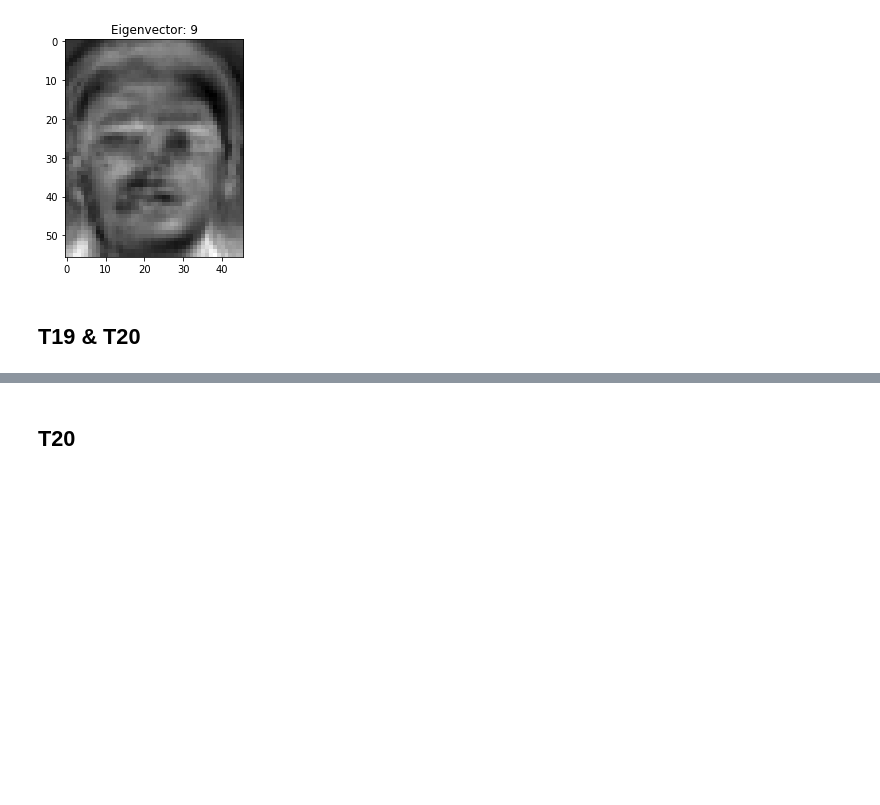
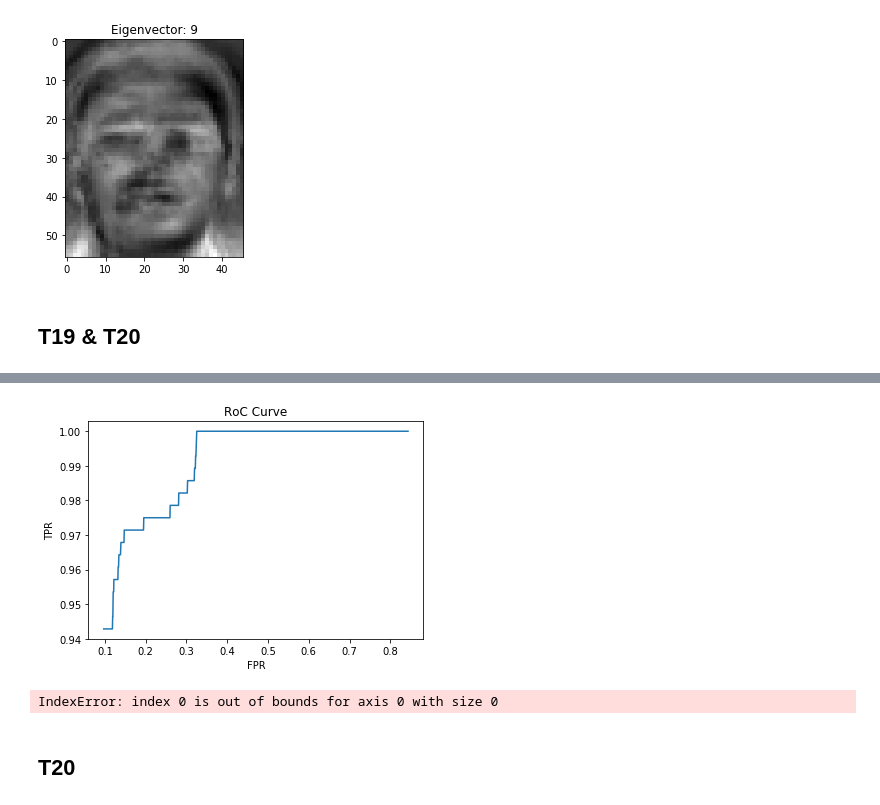
Before and after one commit to nekoteoj/pattern-recognition-work, a Jupyter notebook: HW3/HW3.ipynb, the cells around one changed output, grey strips where cells are left out. Cells and saved outputs as stored; diff of their text form; code cells hidden in the pictures; blank space fills up the shorter version.

```diff
--- a/HW3/HW3.ipynb
+++ b/HW3/HW3.ipynb
@@ -226,4 +226,5 @@ def t9t10_roc(A, start, end, amount):
     # Finding EER
     eer = roc[np.abs(roc[:, 1] - 1 + roc[:, 0]) <= 0.001][0]
     print(f"EER is at TPR = {eer[0]} and FPR = {eer[1]}")
+    return roc
 # %%
@@ -350,4 +351,4 @@ def t19t20_work(k):
     T_p = proj_value(vp, X_caret, k)
     D_p = proj_value(vp, D_caret, k)
     A = similar_mat(T_p.T, D_p.T)
-    t9t10_roc(A, 2, 10, 1000)
+    return t9t10_roc(A, 5, 10, 1000)
@@ -360,0 +355,3 @@ EER is at TPR = 0.9214285714285714 and FPR = 0.07774725274725275
+# %%
+roc_pca = t19t20_work(10)
+# %% [output]
@@ -361,3 +359,5 @@ EER is at TPR = 0.9214285714285714 and FPR = 0.07774725274725275
+[figure, added]
+IndexError: index 0 is out of bounds for axis 0 with size 0
 # %%
 ## T20 To be run
 # %% [markdown]
```
Also changed, not shown: parts of 20 cells of this notebook.
